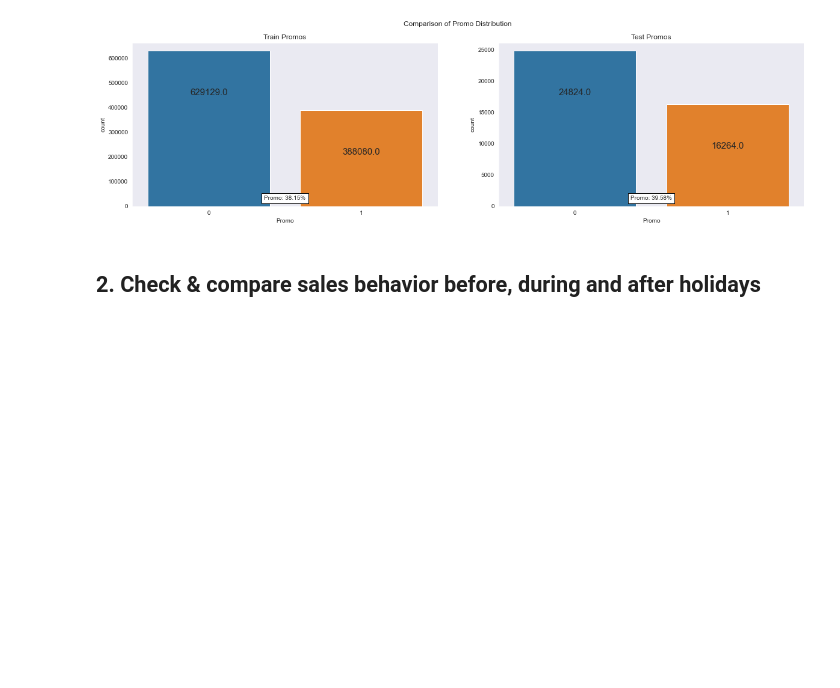
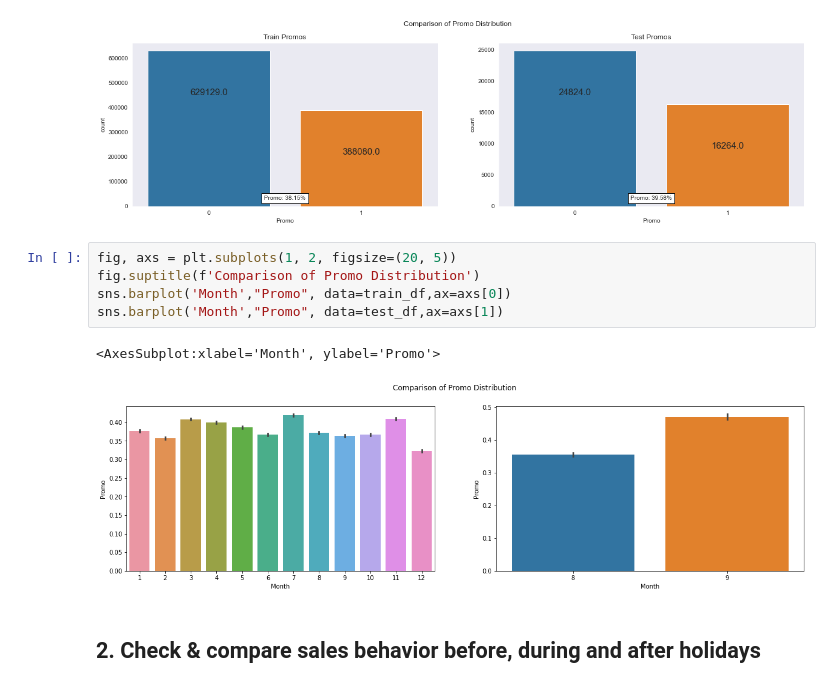
Before and after one commit to DePacifier/pharmacy_sales_prediction, a Jupyter notebook: notebooks/data_exploration.ipynb, the cells around one changed output. Cells and saved outputs as stored; diff of their text form; blank space fills up the shorter version.

Commit message:
finalised training regression

```diff
--- a/notebooks/data_exploration.ipynb
+++ b/notebooks/data_exploration.ipynb
@@ -220,6 +220,14 @@ for p in plot2.patches:
                    textcoords='offset points')
 # %% [output]
 [figure]
+# %%
+fig, axs = plt.subplots(1, 2, figsize=(20, 5))
+fig.suptitle(f'Comparison of Promo Distribution')
+sns.barplot('Month',"Promo", data=train_df,ax=axs[0])
+sns.barplot('Month',"Promo", data=test_df,ax=axs[1])
+# %% [output]
+<AxesSubplot:xlabel='Month', ylabel='Promo'>
+[figure, added]
 # %% [markdown]
 ## 2. Check & compare sales behavior before, during and after holidays
 # %%
```
Also changed, not shown: 3 other files.
